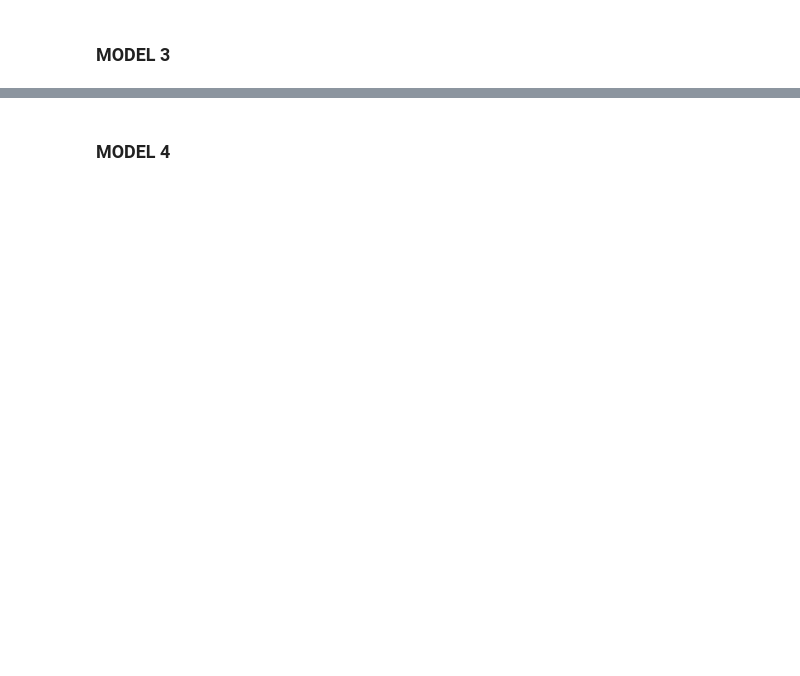
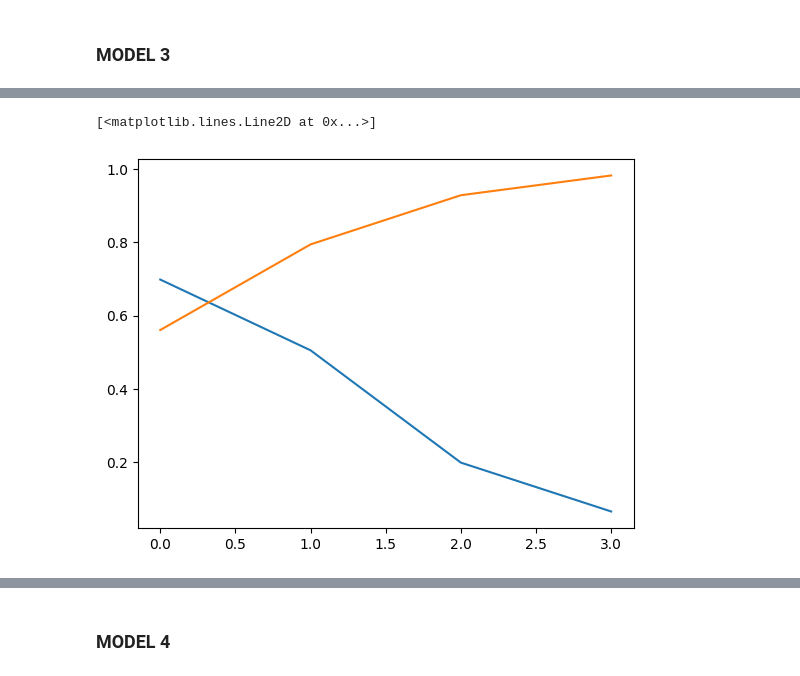
Before and after one commit to efeperro/Spotting-Economy-News, a Jupyter notebook: RNN_Model_Basic 50-50.ipynb, the cells around one changed output, grey strips where cells are left out. Drawn from its saved outputs; the diff is of its cells as text; code cells hidden in the pictures; blank space fills up the shorter version.

```diff
--- a/RNN_Model_Basic 50-50.ipynb
+++ b/RNN_Model_Basic 50-50.ipynb
@@ -294,13 +575,15 @@ loss, accuracy = model2.evaluate(X_test, y_test)
 model3 = Sequential()
 
 model3.add(Embedding(total_words,      # number of words to process as input
-                    100,    # output representation
+                    200,    # output representation
                     input_length=len(padded_sequences[0])))    # total length of each observation
 
-model3.add(LSTM(100, return_sequences=False))
+model3.add(LSTM(200, return_sequences=False))
+
+model3.add(Dropout(0.2))
 
 model3.add(Dense(1, activation='sigmoid'))
 
-model3.compile(optimizer='adam', loss='hinge', metrics=['accuracy'])
+model3.compile(optimizer='adam', loss='binary_crossentropy', metrics=['accuracy'])
 # %%
 model3.summary()
@@ -307,2 +608,2 @@ model3.summary()
 # %%
-his = model3.fit(X_train, y_train, epochs=5, validation_data = (X_val, y_val))
+hist3 = model3.fit(X_train, y_train, epochs=10, validation_data = (X_val, y_val), callbacks=[early_stopping])
@@ -311,3 +619,6 @@ his.history
 # %%
-plt.plot(his.history['loss'])
-plt.plot(his.history['accuracy'])
+plt.plot(hist3.history['loss'])
+plt.plot(hist3.history['accuracy'])
+# %% [output]
+[<matplotlib.lines.Line2D at 0x...>]
+[figure, added]
```
Also changed, not shown: parts of 99 cells of this notebook.
